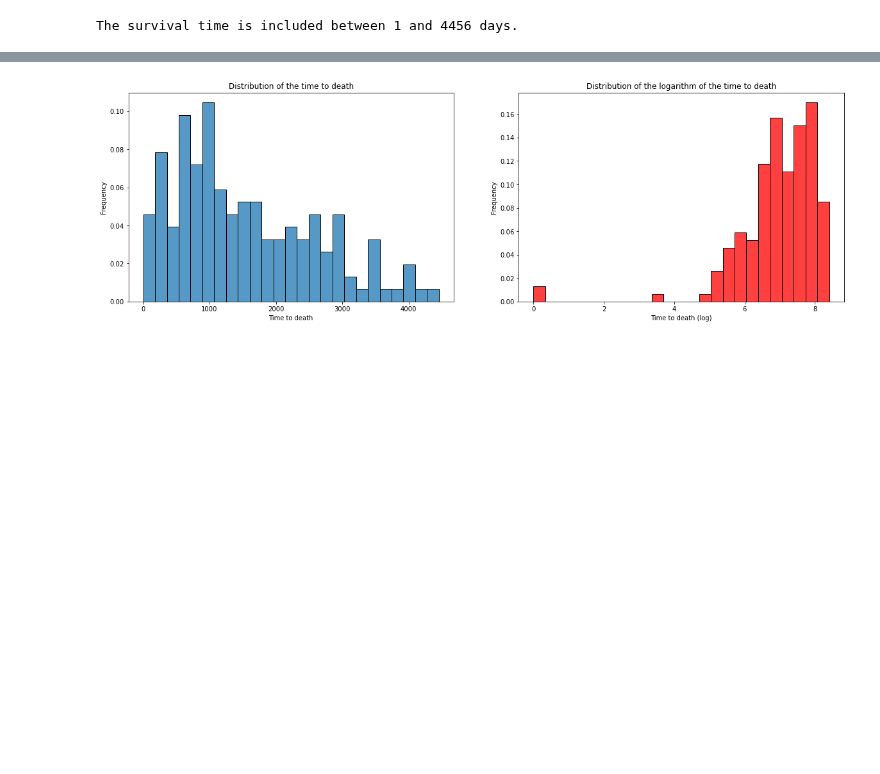
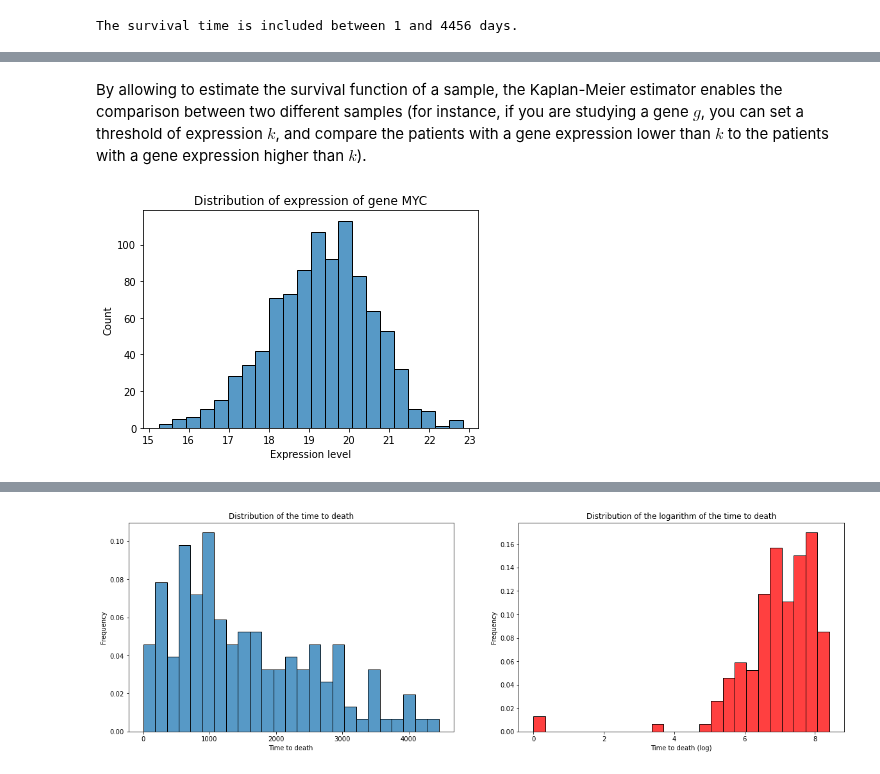
Before and after one commit to StephaneBereux/Cancer-survival-challenge, a Jupyter notebook: starting_kit.ipynb, the cells around one changed output, grey strips where cells are left out. Saved outputs shown, nothing was run; the diff lists cells and outputs as text; code cells hidden in the pictures; blank space fills up the shorter version.

```diff
--- a/starting_kit.ipynb
+++ b/starting_kit.ipynb
@@ -234,0 +252,5 @@ In a first step, one can limit oneself to these patients, and build features onl
+# %%
+unexpressed_columns = X_train.columns[(mean_x == 0.).to_numpy()]
+unexpressed_columns = [column.split('\n')[0] for column in unexpressed_columns]
+print('We drop %i columns of genes which are never expressed.' % len(unexpressed_columns))
+X_train.drop(columns=unexpressed_columns, inplace=True)
@@ -234,0 +307,9 @@ In a first step, one can limit oneself to these patients, and build features onl
+# %% [markdown]
+By allowing to estimate the survival function of a sample, the Kaplan-Meier estimator enables the comparison between two different samples (for instance, if you are studying a gene $g$, you can set a threshold of expression $k$, and compare the patients with a gene expression lower than $k$ to the patients with a gene expression higher than $k$).
+# %%
+sns.histplot(X_train['MYC'].to_numpy())
+plt.title('Distribution of expression of gene MYC')
+plt.xlabel('Expression level')
+plt.show()
+# %% [output]
+[figure, added]
```
Also changed, not shown: parts of 39 cells of this notebook, 1 other file.
